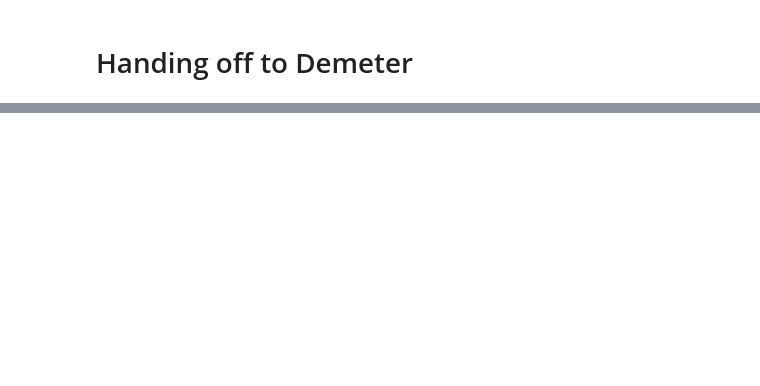
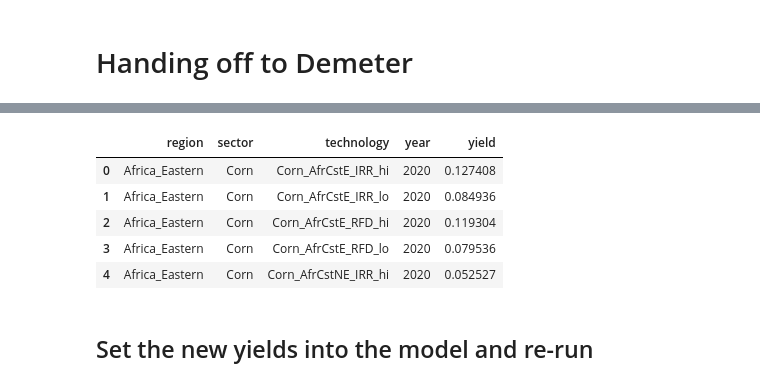
Before and after one commit to JGCRI/gcam_demeter_clinic, a Jupyter notebook: notebooks/gcam_demeter_demo.ipynb, the cells around one changed output, grey strips where cells are left out. Drawn from its saved outputs; the diff is of its cells as text; code cells hidden in the pictures; blank space fills up the shorter version.

```diff
--- a/notebooks/gcam_demeter_demo.ipynb
+++ b/notebooks/gcam_demeter_demo.ipynb
@@ -612,0 +205,20 @@ gcam_df = demeter.format_gcam_data(land_df, start_year=2010, through_year=2020)
+# %%
+# load query for land allocation
+query_string = gw.get_query('land', 'land_allocation')
+query_params = {'region': ['*'], 'leaf': ['*'], 'year': ['<=', g.get_current_year()]}
+# run the query
+land_df = g.get_data(query_string, query_params)
+
+# get Corn producer prices
+query_string = gw.get_query('ag', 'prices')
+query_params = {'region': ['*'], 'sector': ['=', 'Corn'], 'year': ['=', g.get_current_year()]}
+prod_prices = g.get_data(query_string, query_params)
+
+# get domestic Corn prices (accounting for trade)
+query_params['sector'] = ["=", 'regional corn']
+prod_prices = g.get_data(query_string, query_params)
+
+# finally get the actual yields
+query_string = gw.get_query('ag', 'yield')
+query_params = {'region': ['*'], 'sector': ['=', 'Corn'], 'tech': ['*'], 'year': ['=', g.get_current_year()]}
+yields = g.get_data(query_string, query_params)
@@ -612,0 +237,15 @@ gcam_df = demeter.format_gcam_data(land_df, start_year=2010, through_year=2020)
+# %%
+#yields.join(yield_scaler_df.reset_index(), on=["region", "sector", "technology", "year"], how="inner").head()
+yields_new = yields.set_index(["region", "sector", "technology", "year"]).join(yield_scaler_df.set_index(["region", "sector", "technology", "year"]), how="inner").reset_index()
+yields_new['yield'] *= yields_new['yield_scaler']
+yields_new = yields_new.filter(["region", "sector", "technology", "year", "yield"])
+yields_new.head()
+# %% [output]
+|  | region | sector | technology | year | yield |
+| 0 | Africa_Eastern | Corn | Corn_AfrCstE_IRR_hi | 2020 | 0.127408 |
+| 1 | Africa_Eastern | Corn | Corn_AfrCstE_IRR_lo | 2020 | 0.084936 |
+| 2 | Africa_Eastern | Corn | Corn_AfrCstE_RFD_hi | 2020 | 0.119304 |
+| 3 | Africa_Eastern | Corn | Corn_AfrCstE_RFD_lo | 2020 | 0.079536 |
+| 4 | Africa_Eastern | Corn | Corn_AfrCstNE_IRR_hi | 2020 | 0.052527 |
+# %% [markdown]
+## Set the new yields into the model and re-run
```
Also changed, not shown: parts of 40 cells of this notebook.
